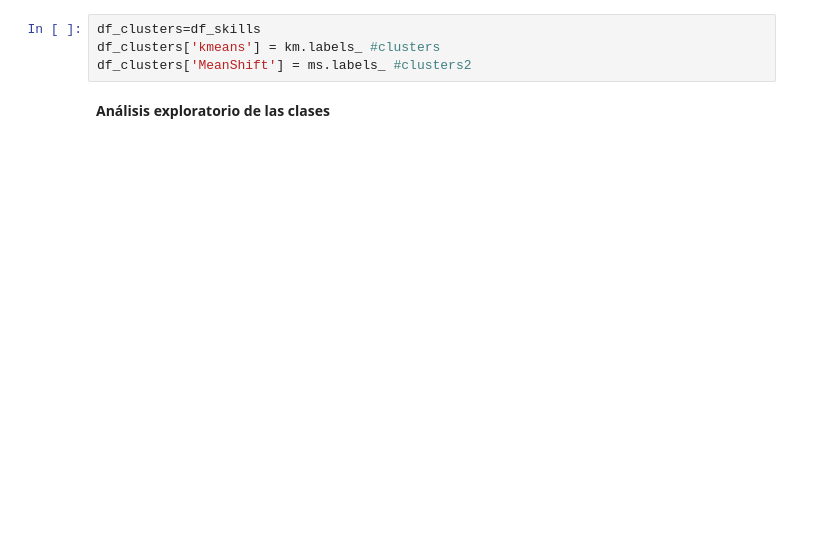
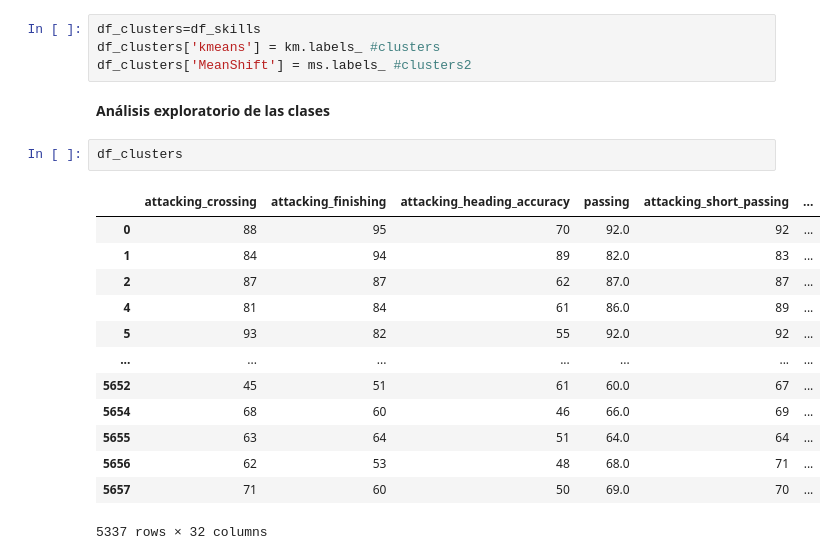
Before and after one commit to FrancoMSuarez/diplomatura-data_science-IA, a Jupyter notebook: Trabajo_Practico_5_Apr_No_Superv/ntb_clustering_2_fifa2020-Ivan.ipynb, the cells around one changed output. Saved outputs shown, nothing was run; the diff lists cells and outputs as text; blank space fills up the shorter version.

```diff
--- a/Trabajo_Practico_5_Apr_No_Superv/ntb_clustering_2_fifa2020-Ivan.ipynb
+++ b/Trabajo_Practico_5_Apr_No_Superv/ntb_clustering_2_fifa2020-Ivan.ipynb
@@ -597,3 +635,19 @@ df_clusters['kmeans'] = km.labels_ #clusters
 df_clusters['MeanShift'] = ms.labels_ #clusters2
 # %% [markdown]
 **Análisis exploratorio de las clases**
+# %%
+df_clusters
+# %% [output]
+|  | attacking_crossing | attacking_finishing | attacking_heading_accuracy | passing | attacking_short_passing | ... |
+| 0 | 88 | 95 | 70 | 92.0 | 92 | ... |
+| 1 | 84 | 94 | 89 | 82.0 | 83 | ... |
+| 2 | 87 | 87 | 62 | 87.0 | 87 | ... |
+| 4 | 81 | 84 | 61 | 86.0 | 89 | ... |
+| 5 | 93 | 82 | 55 | 92.0 | 92 | ... |
+| ... | ... | ... | ... | ... | ... | ... |
+| 5652 | 45 | 51 | 61 | 60.0 | 67 | ... |
+| 5654 | 68 | 60 | 46 | 66.0 | 69 | ... |
+| 5655 | 63 | 64 | 51 | 64.0 | 64 | ... |
+| 5656 | 62 | 53 | 48 | 68.0 | 71 | ... |
+| 5657 | 71 | 60 | 50 | 69.0 | 70 | ... |
+5337 rows × 32 columns
```
Also changed, not shown: parts of 27 cells of this notebook.
